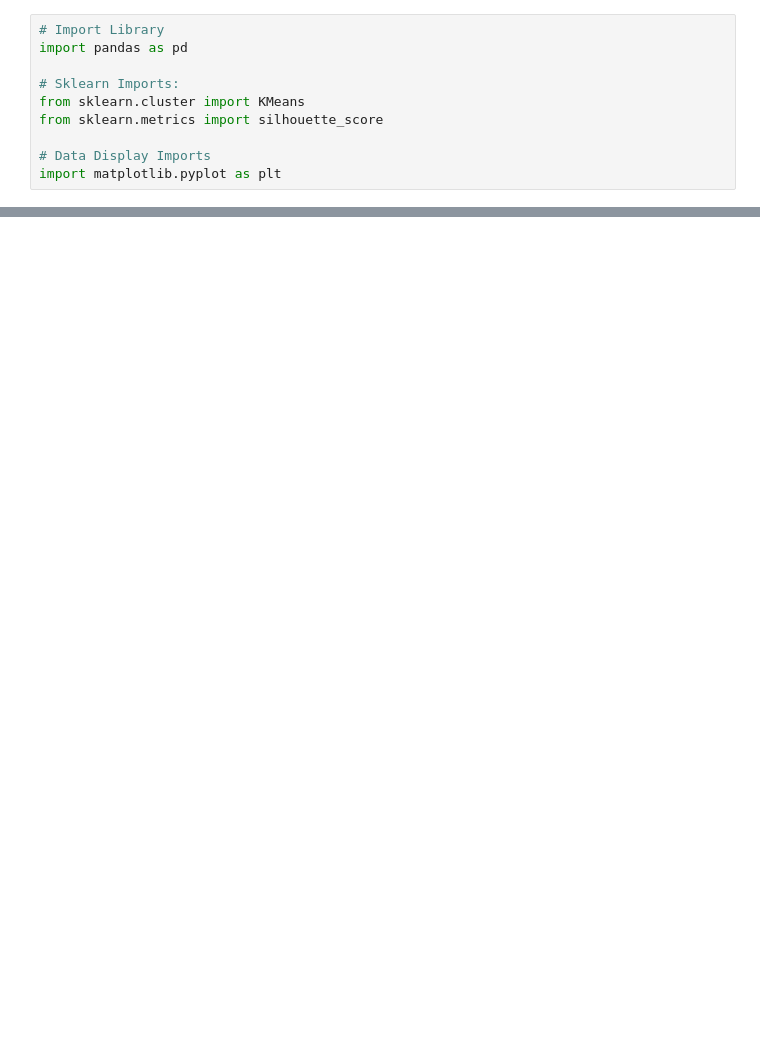
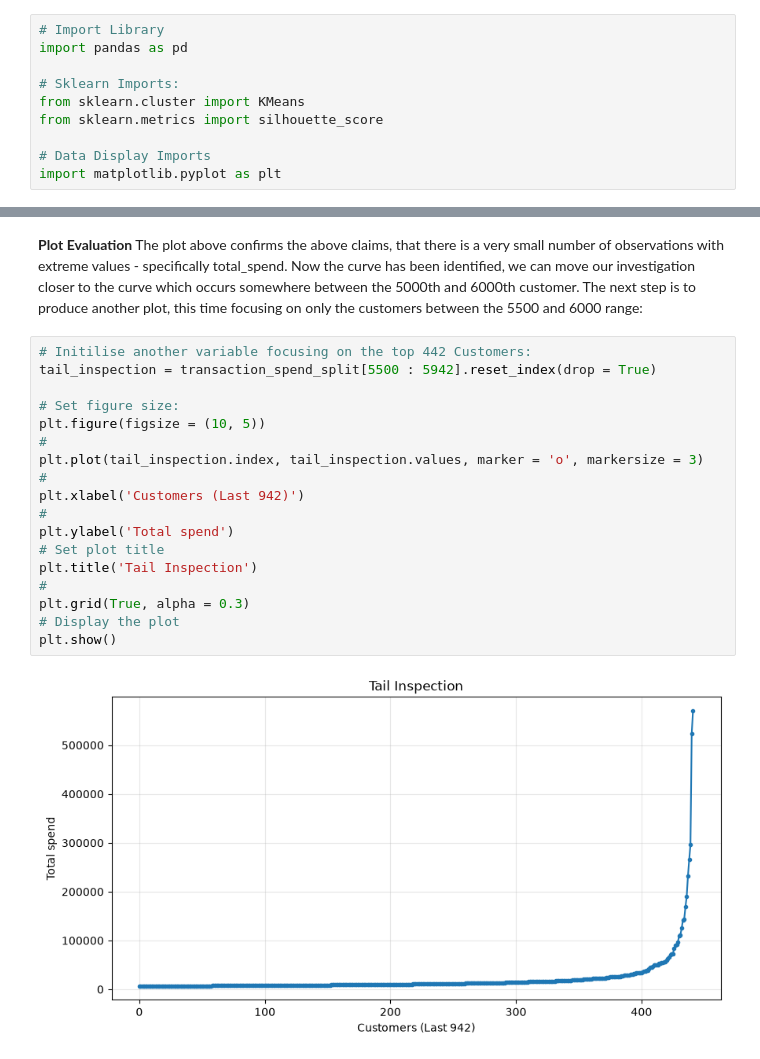
Before and after one commit to calAshy/theCoffeeCo, a Jupyter notebook: 1_Code/ml_pipeline.ipynb, the cells around one changed output, grey strips where cells are left out. Drawn from its saved outputs; the diff is of its cells as text; blank space fills up the shorter version.

```diff
--- a/1_Code/ml_pipeline.ipynb
+++ b/1_Code/ml_pipeline.ipynb
@@ -84,0 +148,23 @@ Displays explaination in here:
+# %% [markdown]
+**Plot Evaluation**
+The plot above confirms the above claims, that there is a very small number of observations with extreme values - specifically total_spend. Now the curve has been identified, we can move our investigation closer to the curve which occurs somewhere between the 5000th and 6000th customer. The next step is to produce another plot, this time focusing on only the customers between the 5500 and 6000 range:
+# %%
+# Initilise another variable focusing on the top 442 Customers:
+tail_inspection = transaction_spend_split[5500 : 5942].reset_index(drop = True)
+
+# Set figure size:
+plt.figure(figsize = (10, 5))
+#
+plt.plot(tail_inspection.index, tail_inspection.values, marker = 'o', markersize = 3)
+#
+plt.xlabel('Customers (Last 942)')
+#
+plt.ylabel('Total spend')
+# Set plot title
+plt.title('Tail Inspection')
+#
+plt.grid(True, alpha = 0.3)
+# Display the plot
+plt.show()
+# %% [output]
+[figure, added]
```
Also changed, not shown: parts of 15 cells of this notebook, 3 other files.
